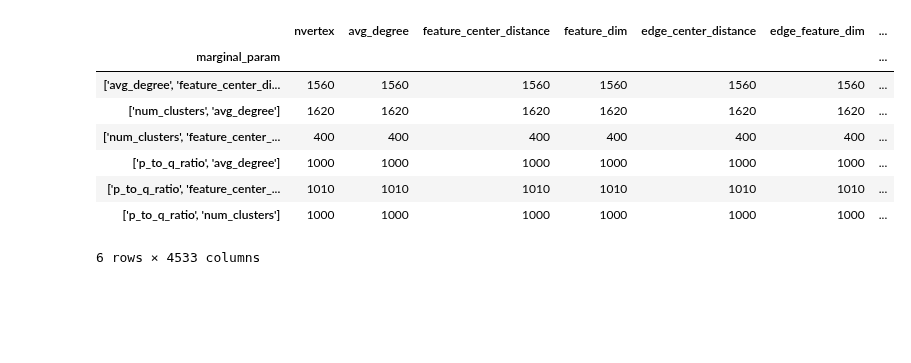
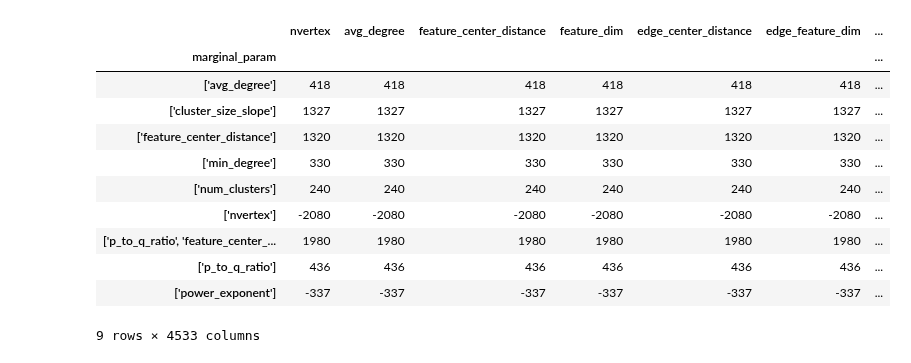
Before and after one commit to ITU-Thesis/graphworld, a Jupyter notebook: evaluation/experiments_overview.ipynb, the cells around one changed output. Cells and saved outputs as stored; diff of their text form; code cells hidden in the pictures; blank space fills up the shorter version.

```diff
--- a/evaluation/experiments_overview.ipynb
+++ b/evaluation/experiments_overview.ipynb
@@ -14,0 +31,3 @@ concatenating
+# %%
+df_1 = read_processed_shards(MODE_2_3_MARG_PROCESSED_DIR)
+df_2 = read_processed_shards(MODE_2_3_MARG_2_PROCESSED_DIR)
@@ -15,4 +52,7 @@ concatenating
 # %%
-df = df.astype({ 'marginal_param': 'string'}).astype({ 'marginal_param': 'category' })
-params = df.groupby('marginal_param').count()
+df_1 = df_1.astype({ 'marginal_param': 'string'}).astype({ 'marginal_param': 'category' })
+df_2 = df_2.astype({ 'marginal_param': 'string'}).astype({ 'marginal_param': 'category' })
+params_1 = df_1.groupby('marginal_param').count()
+params_2 = df_2.groupby('marginal_param').count()
+
 N_SAMPLES_GOAL = 2_000
@@ -31,12 +74,15 @@ params
 # %%
-N_SAMPLES_GOAL - params
+N_SAMPLES_GOAL - params_1
 # %% [output]
 |  | nvertex | avg_degree | feature_center_distance | feature_dim | edge_center_distance | edge_feature_dim | ... |
 | marginal_param |  |  |  |  |  |  | ... |
-| ['avg_degree', 'feature_center_di... | 1560 | 1560 | 1560 | 1560 | 1560 | 1560 | ... |
-| ['num_clusters', 'avg_degree'] | 1620 | 1620 | 1620 | 1620 | 1620 | 1620 | ... |
-| ['num_clusters', 'feature_center_... | 400 | 400 | 400 | 400 | 400 | 400 | ... |
-| ['p_to_q_ratio', 'avg_degree'] | 1000 | 1000 | 1000 | 1000 | 1000 | 1000 | ... |
-| ['p_to_q_ratio', 'feature_center_... | 1010 | 1010 | 1010 | 1010 | 1010 | 1010 | ... |
-| ['p_to_q_ratio', 'num_clusters'] | 1000 | 1000 | 1000 | 1000 | 1000 | 1000 | ... |
+| ['avg_degree'] | 418 | 418 | 418 | 418 | 418 | 418 | ... |
+| ['cluster_size_slope'] | 1327 | 1327 | 1327 | 1327 | 1327 | 1327 | ... |
+| ['feature_center_distance'] | 1320 | 1320 | 1320 | 1320 | 1320 | 1320 | ... |
+| ['min_degree'] | 330 | 330 | 330 | 330 | 330 | 330 | ... |
+| ['num_clusters'] | 240 | 240 | 240 | 240 | 240 | 240 | ... |
+| ['nvertex'] | -2080 | -2080 | -2080 | -2080 | -2080 | -2080 | ... |
+| ['p_to_q_ratio', 'feature_center_... | 1980 | 1980 | 1980 | 1980 | 1980 | 1980 | ... |
+| ['p_to_q_ratio'] | 436 | 436 | 436 | 436 | 436 | 436 | ... |
+| ['power_exponent'] | -337 | -337 | -337 | -337 | -337 | -337 | ... |
-6 rows × 4533 columns
+9 rows × 4533 columns
```
Also changed, not shown: parts of 9 cells of this notebook, 3 other files.
